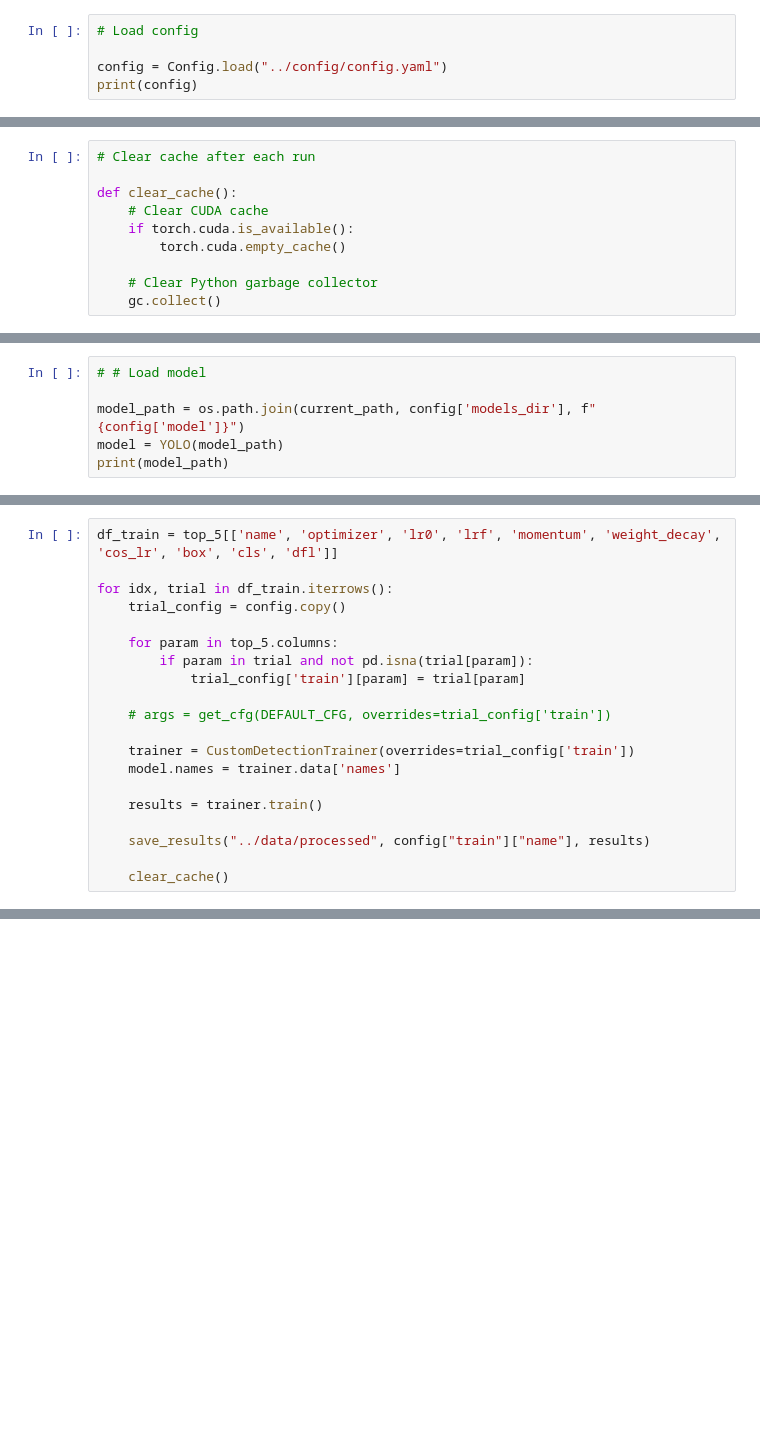
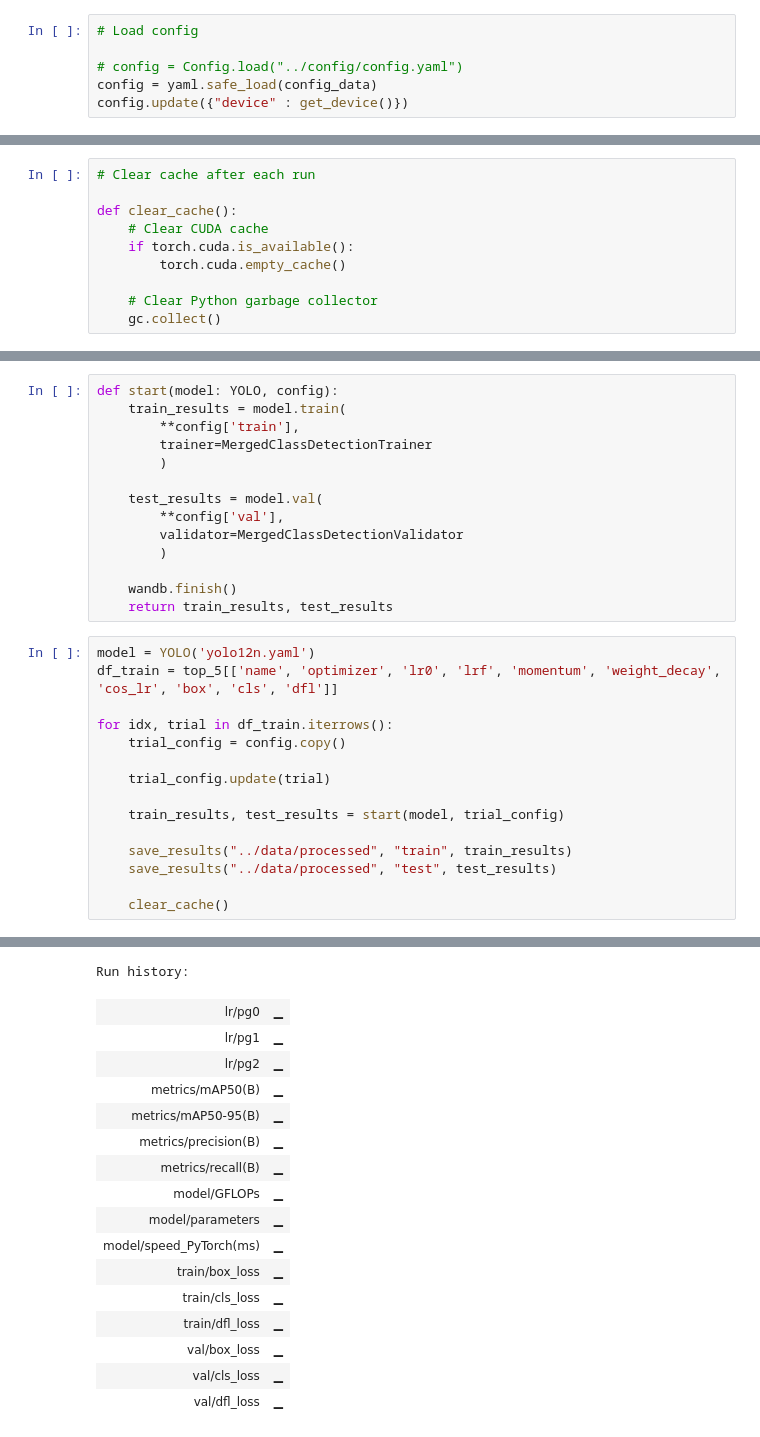
Before and after one commit to francescoperagine/EyeInTheSky, a Jupyter notebook: notebooks/YOLO_VisDrone-train.ipynb, the cells around one changed output, grey strips where cells are left out. Cells and saved outputs as stored; diff of their text form; blank space fills up the shorter version.

```diff
--- a/notebooks/YOLO_VisDrone-train.ipynb
+++ b/notebooks/YOLO_VisDrone-train.ipynb
@@ -35,5 +85,6 @@ locale.getpreferredencoding = lambda: "UTF-8"
 # %%
 # Load config
 
-config = Config.load("../config/config.yaml")
-print(config)
+# config = Config.load("../config/config.yaml")
+config = yaml.safe_load(config_data)
+config.update({"device" : get_device()})
@@ -104,6 +373,0 @@ def save_results(dir, name, results):
-# %%
-# # Load model
-
-model_path = os.path.join(current_path, config['models_dir'], f"{config['model']}")
-model = YOLO(model_path)
-print(model_path)
@@ -235,21 +389,30 @@ class CustomDetectionTrainer(DetectionTrainer):
+# %%
+def start(model: YOLO, config):
+    train_results = model.train(
+        **config['train'],
+        trainer=MergedClassDetectionTrainer
+        )
+
+    test_results = model.val(
+        **config['val'],
+        validator=MergedClassDetectionValidator
+        )
+
+    wandb.finish()
+    return train_results, test_results
 # %%
+model = YOLO('yolo12n.yaml')
 df_train = top_5[['name', 'optimizer', 'lr0', 'lrf', 'momentum', 'weight_decay', 'cos_lr', 'box', 'cls', 'dfl']]
 
 for idx, trial in df_train.iterrows():
     trial_config = config.copy()
 
-    for param in top_5.columns:
-        if param in trial and not pd.isna(trial[param]):
-            trial_config['train'][param] = trial[param]
+    trial_config.update(trial)
 
-    # args = get_cfg(DEFAULT_CFG, overrides=trial_config['train'])
+    train_results, test_results = start(model, trial_config)
 
-    trainer = CustomDetectionTrainer(overrides=trial_config['train'])
-    model.names = trainer.data['names']
-
-    results = trainer.train()
-
-    save_results("../data/processed", config["train"]["name"], results)
+    save_results("../data/processed", "train", train_results)
+    save_results("../data/processed", "test", test_results)
 
     clear_cache()
 # %% [output]
@@ -258,0 +481,17 @@ AttributeError: can't set attribute 'names'
+Run history:
+| lr/pg0 | ▁ |
+| lr/pg1 | ▁ |
+| lr/pg2 | ▁ |
+| metrics/mAP50(B) | ▁ |
+| metrics/mAP50-95(B) | ▁ |
+| metrics/precision(B) | ▁ |
+| metrics/recall(B) | ▁ |
+| model/GFLOPs | ▁ |
+| model/parameters | ▁ |
+| model/speed_PyTorch(ms) | ▁ |
+| train/box_loss | ▁ |
+| train/cls_loss | ▁ |
+| train/dfl_loss | ▁ |
+| val/box_loss | ▁ |
+| val/cls_loss | ▁ |
+| val/dfl_loss | ▁ |
```
Also changed, not shown: parts of 20 cells of this notebook, 2 other files.
